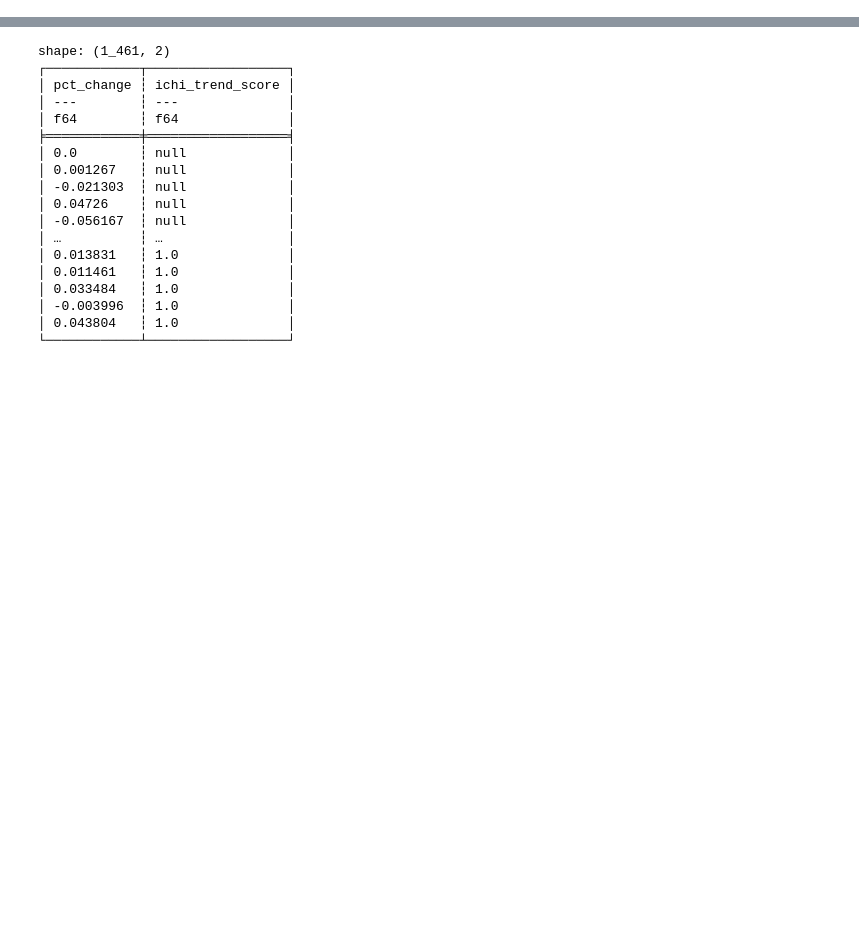
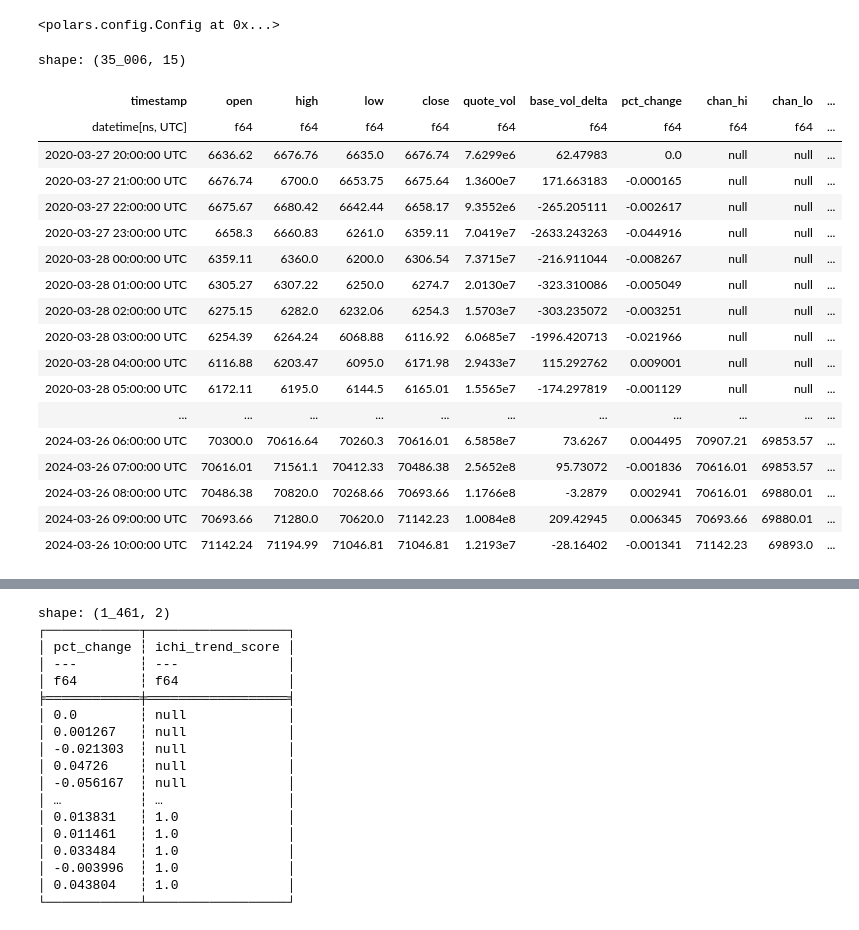
Before and after one commit to codebiscuits/modular_trader, a Jupyter notebook: continuous/backtester_experiments.ipynb, the cells around one changed output, grey strips where cells are left out. Saved outputs shown, nothing was run; the diff lists cells and outputs as text; code cells hidden in the pictures; blank space fills up the shorter version.

```diff
--- a/continuous/backtester_experiments.ipynb
+++ b/continuous/backtester_experiments.ipynb
@@ -14,7 +14,9 @@ import math
 import statistics as stats
 from pathlib import Path
 # %%
-# pl.Config(tbl_cols=20, tbl_rows=50, tbl_width_chars=180)
+pl.Config(tbl_cols=20, tbl_rows=50, tbl_width_chars=180)
+# %% [output]
+<polars.config.Config at 0x...>
 # %%
 # client = Client_w(keys.woo_key, keys.woo_secret, keys.woo_app_id, testnet=True)
 client = Client_b(keys.bPkey, keys.bSkey)
@@ -254,3 +256,54 @@ def ichi_e2e():
 def ichi_mean_rev():
     # kijun extension - same idea as e2e, increase size to 1 (or -1) when rule is triggered, then reduce position as things return to normal, and don't increase position if it goes the wrong way.
     pass
+# %%
+df = time_bars('BTCUSDT', '1h')
+# %%
+lb = 10
+col = 'close'
+df = df.with_columns(
+            pl.col(col).rolling_max(lb).shift(1)
+            .alias('chan_hi'),
+            pl.col(col).rolling_min(lb).shift(1)
+            .alias('chan_lo'),
+
+            pl.col(col).rolling_max(lb).shift(1)
+            .lt(pl.col(col))
+            .cast(pl.Int64)
+            .diff()
+            .alias('above'),
+            pl.col(col).rolling_min(lb).shift(1)
+            .gt(pl.col(col))
+            .cast(pl.Int64)
+            .diff()
+            .alias('below'),
+        )
+df = df.with_columns(
+    pl.when(pl.col('above') == 1).then(pl.lit(1))
+    .when(pl.col('below') == 1).then(pl.lit(-1))
+    .fill_null(strategy='forward')
+    .fill_null(0)
+    .alias('forecast')
+)
+# %%
+df
+# %% [output]
+shape: (35_006, 15)
+| timestamp | open | high | low | close | quote_vol | base_vol_delta | pct_change | chan_hi | chan_lo | ... |
+| datetime[ns, UTC] | f64 | f64 | f64 | f64 | f64 | f64 | f64 | f64 | f64 | ... |
+| 2020-03-27 20:00:00 UTC | 6636.62 | 6676.76 | 6635.0 | 6676.74 | 7.6299e6 | 62.47983 | 0.0 | null | null | ... |
+| 2020-03-27 21:00:00 UTC | 6676.74 | 6700.0 | 6653.75 | 6675.64 | 1.3600e7 | 171.663183 | -0.000165 | null | null | ... |
+| 2020-03-27 22:00:00 UTC | 6675.67 | 6680.42 | 6642.44 | 6658.17 | 9.3552e6 | -265.205111 | -0.002617 | null | null | ... |
+| 2020-03-27 23:00:00 UTC | 6658.3 | 6660.83 | 6261.0 | 6359.11 | 7.0419e7 | -2633.243263 | -0.044916 | null | null | ... |
+| 2020-03-28 00:00:00 UTC | 6359.11 | 6360.0 | 6200.0 | 6306.54 | 7.3715e7 | -216.911044 | -0.008267 | null | null | ... |
+| 2020-03-28 01:00:00 UTC | 6305.27 | 6307.22 | 6250.0 | 6274.7 | 2.0130e7 | -323.310086 | -0.005049 | null | null | ... |
+| 2020-03-28 02:00:00 UTC | 6275.15 | 6282.0 | 6232.06 | 6254.3 | 1.5703e7 | -303.235072 | -0.003251 | null | null | ... |
+| 2020-03-28 03:00:00 UTC | 6254.39 | 6264.24 | 6068.88 | 6116.92 | 6.0685e7 | -1996.420713 | -0.021966 | null | null | ... |
+| 2020-03-28 04:00:00 UTC | 6116.88 | 6203.47 | 6095.0 | 6171.98 | 2.9433e7 | 115.292762 | 0.009001 | null | null | ... |
+| 2020-03-28 05:00:00 UTC | 6172.11 | 6195.0 | 6144.5 | 6165.01 | 1.5565e7 | -174.297819 | -0.001129 | null | null | ... |
+| ... | ... | ... | ... | ... | ... | ... | ... | ... | ... | ... |
+| 2024-03-26 06:00:00 UTC | 70300.0 | 70616.64 | 70260.3 | 70616.01 | 6.5858e7 | 73.6267 | 0.004495 | 70907.21 | 69853.57 | ... |
+| 2024-03-26 07:00:00 UTC | 70616.01 | 71561.1 | 70412.33 | 70486.38 | 2.5652e8 | 95.73072 | -0.001836 | 70616.01 | 69853.57 | ... |
+| 2024-03-26 08:00:00 UTC | 70486.38 | 70820.0 | 70268.66 | 70693.66 | 1.1766e8 | -3.2879 | 0.002941 | 70616.01 | 69880.01 | ... |
+| 2024-03-26 09:00:00 UTC | 70693.66 | 71280.0 | 70620.0 | 71142.23 | 1.0084e8 | 209.42945 | 0.006345 | 70693.66 | 69880.01 | ... |
+| 2024-03-26 10:00:00 UTC | 71142.24 | 71194.99 | 71046.81 | 71046.81 | 1.2193e7 | -28.16402 | -0.001341 | 71142.23 | 69893.0 | ... |
```
Also changed, not shown: parts of 3 cells of this notebook, 4 other files.
